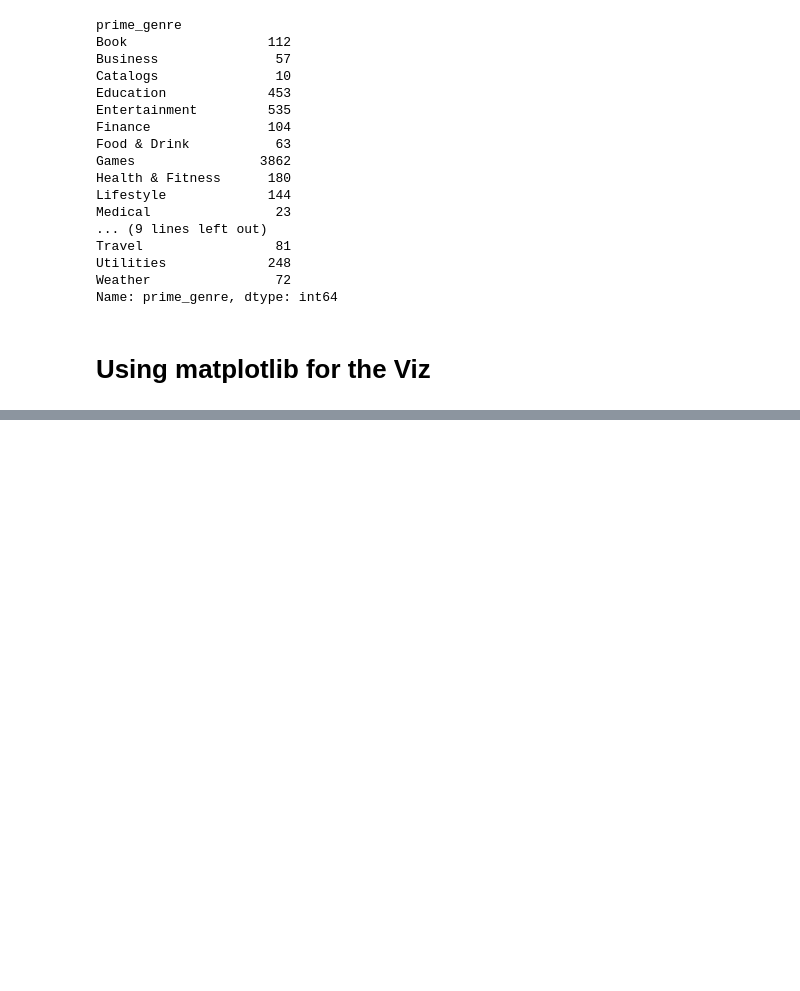
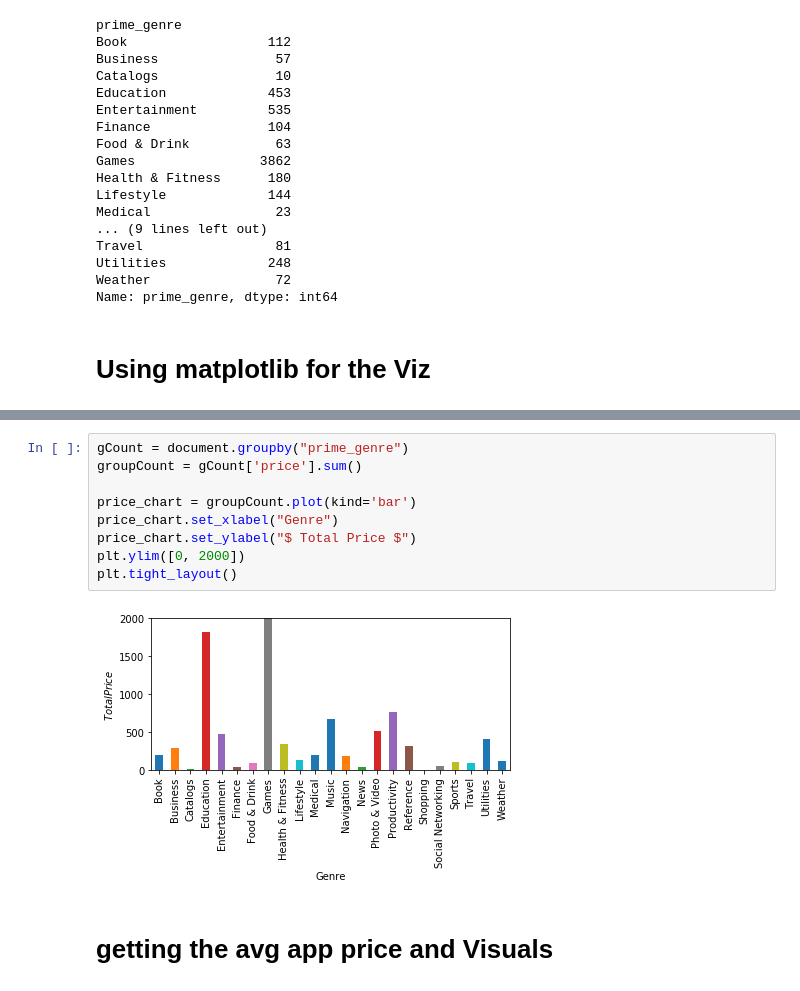
Before and after one commit to TigerYassin/AppData, a Jupyter notebook: Visualizing.ipynb, the cells around one changed output, grey strips where cells are left out. Saved outputs shown, nothing was run; the diff lists cells and outputs as text; blank space fills up the shorter version.

```diff
--- a/Visualizing.ipynb
+++ b/Visualizing.ipynb
@@ -53,0 +80,13 @@ plt.tight_layout()
+# %%
+gCount = document.groupby("prime_genre")
+groupCount = gCount['price'].sum()
+
+price_chart = groupCount.plot(kind='bar')
+price_chart.set_xlabel("Genre")
+price_chart.set_ylabel("$ Total Price $")
+plt.ylim([0, 2000])
+plt.tight_layout()
+# %% [output]
+[figure, added]
+# %% [markdown]
+# getting the avg app price and Visuals
```
Also changed, not shown: parts of 8 cells of this notebook.
